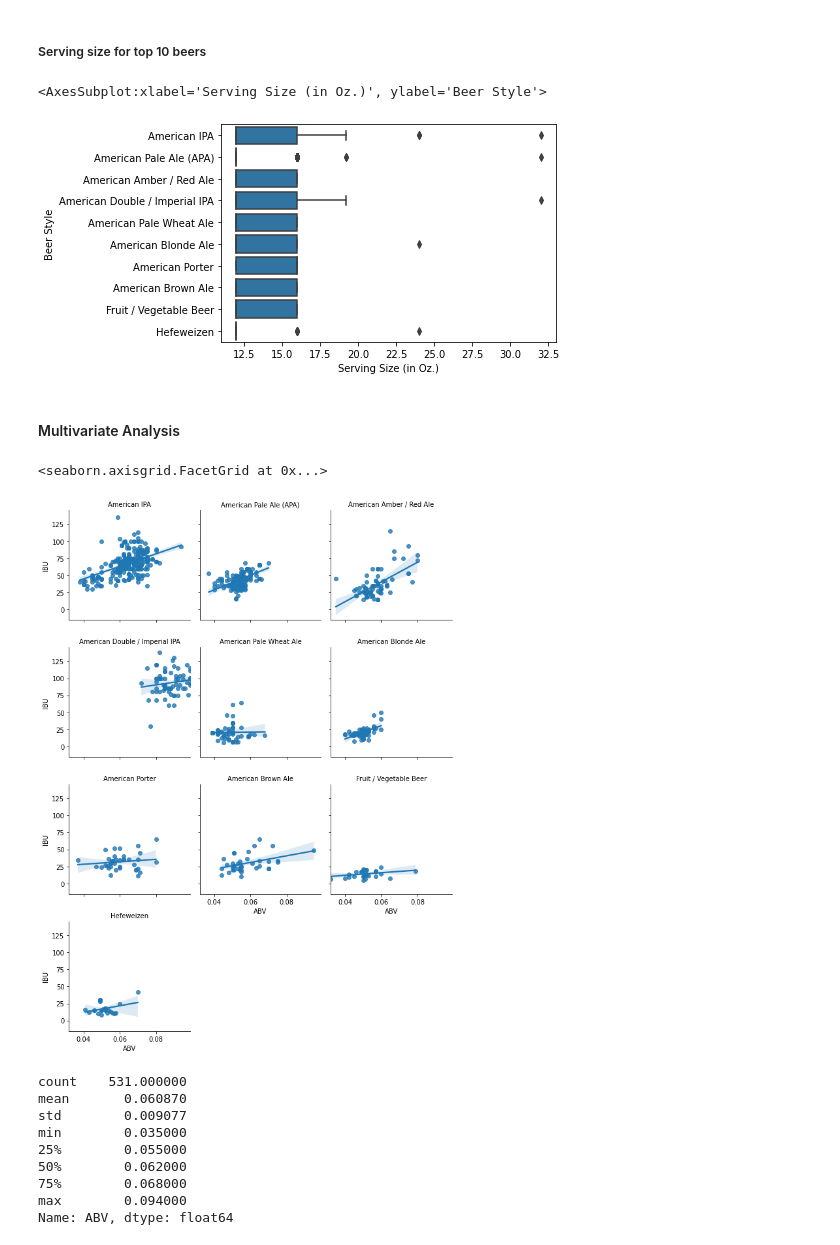
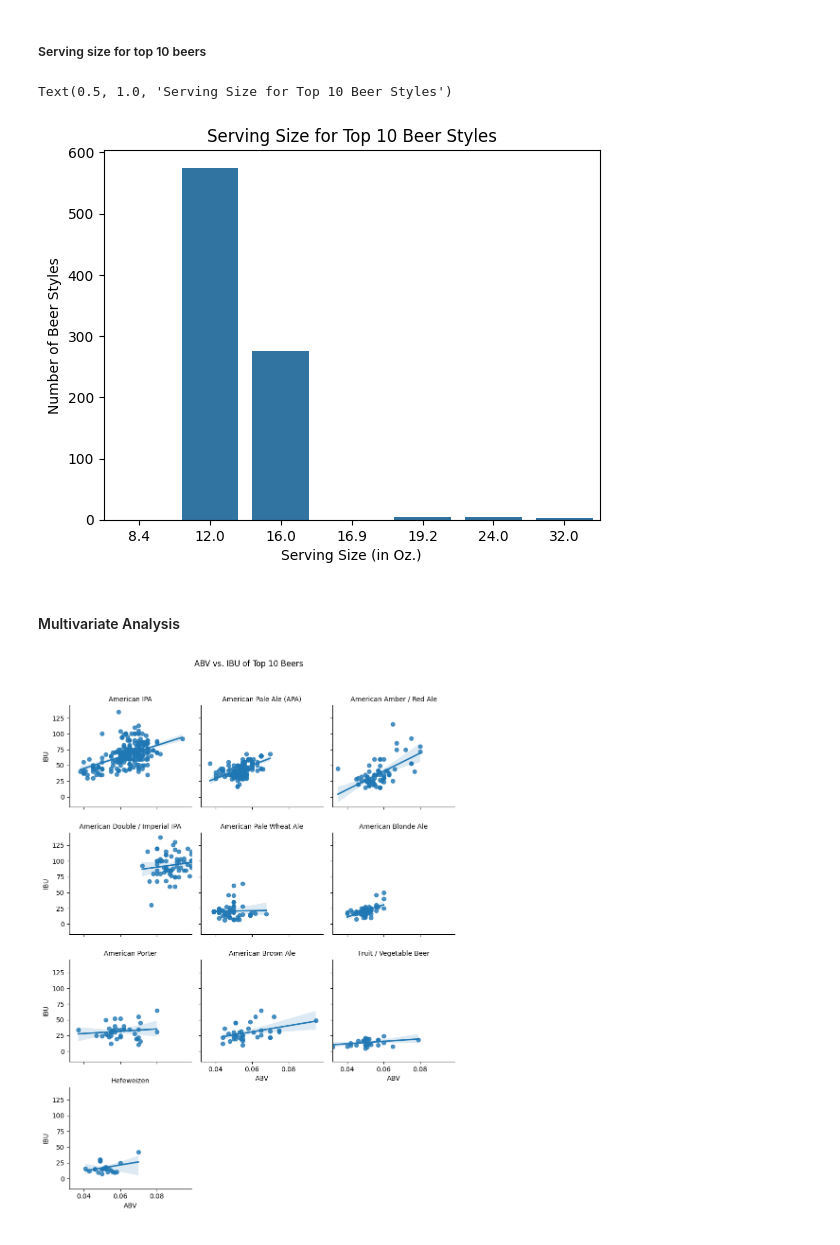
Before and after one commit to akkiannu/BeerAnalysis, a Jupyter notebook: exploration.ipynb, the cells around one changed output. Saved outputs shown, nothing was run; the diff lists cells and outputs as text; code cells hidden in the pictures.

```diff
--- a/exploration.ipynb
+++ b/exploration.ipynb
@@ -3,6 +3,9 @@ import pandas as pd #For reading data from files into table
 import numpy as np #For computing maths on data columns
 from matplotlib import pyplot as plt #For plotting basic graphs. Also provides indepth framework for seaborn
 import seaborn as sns #For plotting visually asthetic graphs. Works in tandem with matplotlib's pyplot
+# %%
+sns.set_style("darkgrid")
+plt.rcParams.update(plt.rcParamsDefault)
 # %% [markdown]
 # Gather
 # %% [markdown]
@@ -293,16 +321,19 @@ plt.title("ABV Distribution for top 10 Beer styles");
 # %% [markdown]
 ##### Serving size for top 10 beers
 # %%
-sns.boxplot(data=df_beer_sub, y='Beer Style', x='Serving Size (in Oz.)', order=top_10_beer, color=color)
+sns.countplot(data=df_beer_sub, x='Serving Size (in Oz.)', color=color)
+plt.ylabel('Number of Beer Styles')
+plt.title("Serving Size for Top 10 Beer Styles")
 # %% [output]
-<AxesSubplot:xlabel='Serving Size (in Oz.)', ylabel='Beer Style'>
+Text(0.5, 1.0, 'Serving Size for Top 10 Beer Styles')
-[figure, old version]
+[figure, new version]
 # %% [markdown]
 #### Multivariate Analysis
 # %%
 g = sns.FacetGrid(data=df_beer_sub, col='Beer Style', col_wrap=3,height=3, col_order=top_10_beer)
 g.map(sns.regplot, "ABV", "IBU")
 g.set_titles('{col_name}')
+g.fig.suptitle('ABV vs. IBU of Top 10 Beers')
+g.fig.subplots_adjust(top=0.9)
 # %% [output]
-<seaborn.axisgrid.FacetGrid at 0x...>
-[figure, old version]
+[figure, new version]
@@ -311,13 +340 @@ sns.regplot()
-# %%
-df_beer_sub_sub['ABV'].describe()
-# %% [output]
-count    531.000000
-mean       0.060870
-std        0.009077
-min        0.035000
-25%        0.055000
-50%        0.062000
-75%        0.068000
-max        0.094000
-Name: ABV, dtype: float64
 # %%
```
Also changed, not shown: parts of 31 cells of this notebook, 1 other file.
